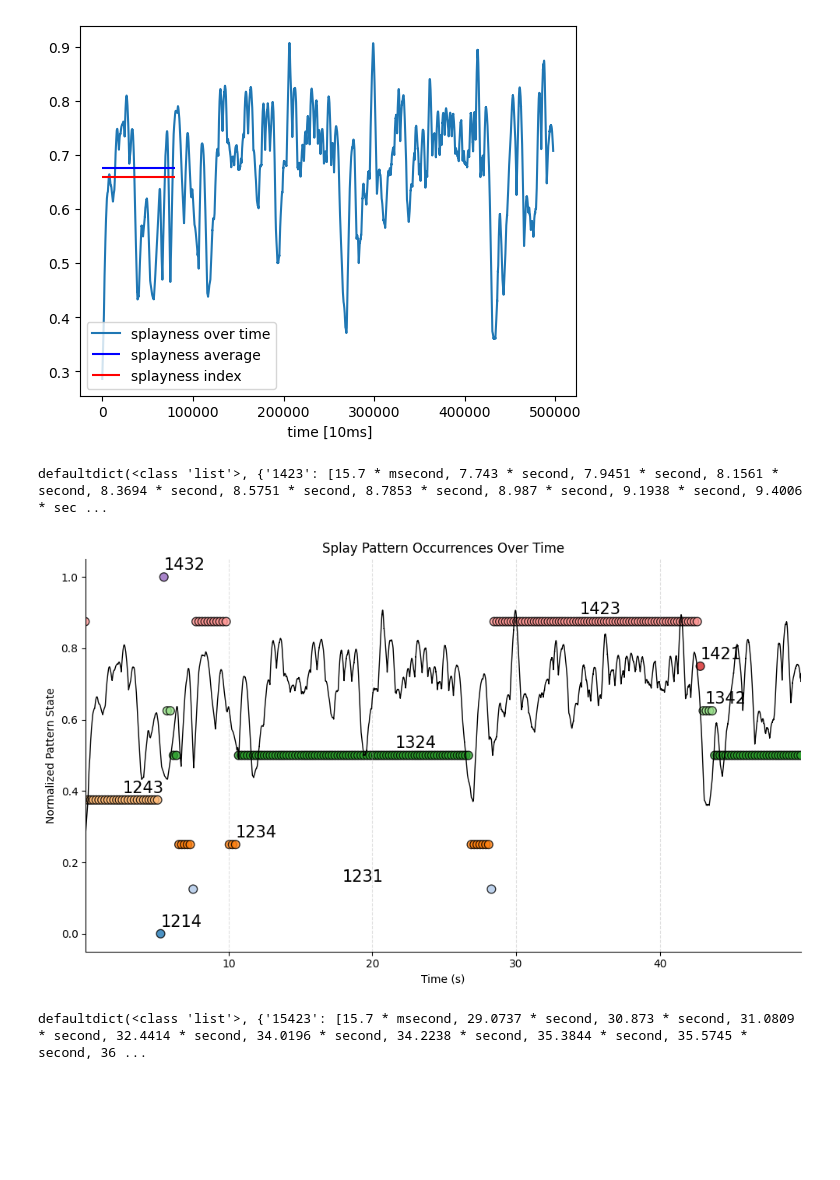
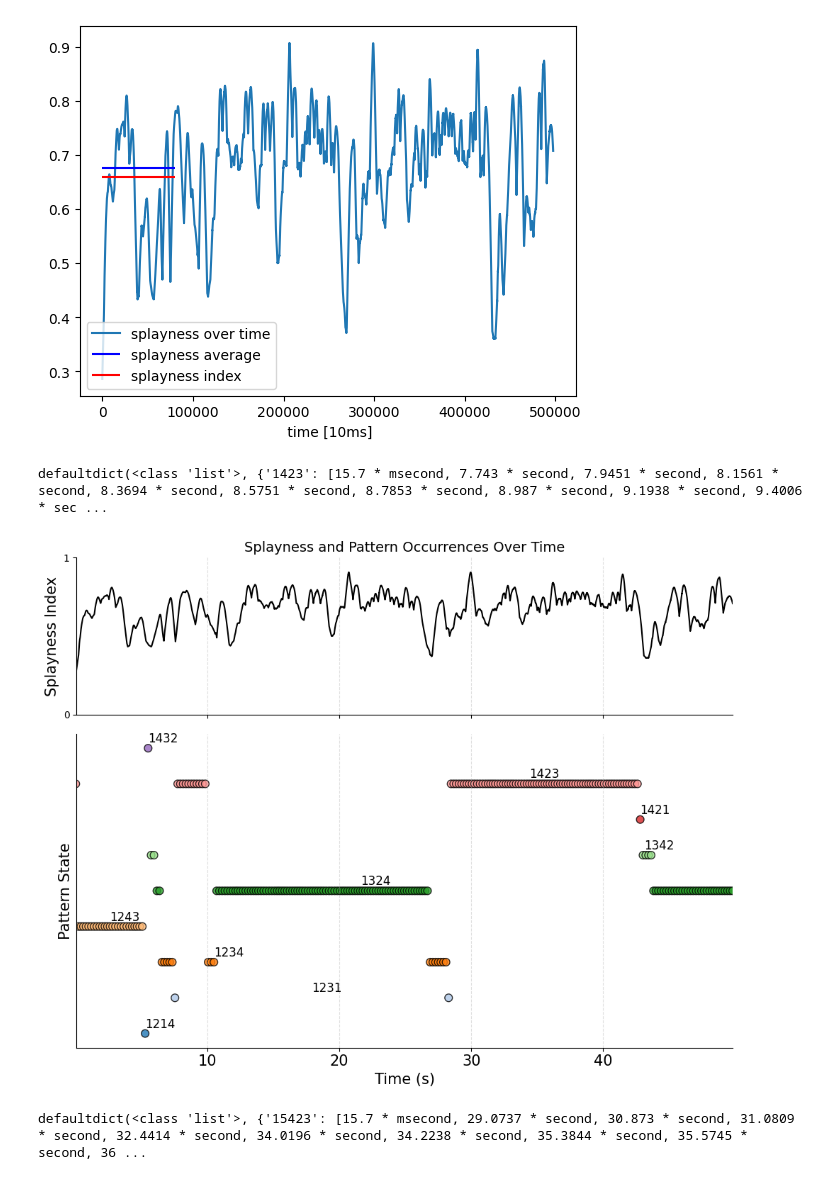
Before and after one commit to AtharvSuryawanshi/Desynchronizing-Neural-Circuits-using-gap-junctions, a Jupyter notebook: splay_state_progression.ipynb, the cells around one changed output. Saved outputs shown, nothing was run; the diff lists cells and outputs as text; code cells hidden in the pictures; blank space fills up the shorter version.

```diff
--- a/splay_state_progression.ipynb
+++ b/splay_state_progression.ipynb
@@ -181,56 +192,62 @@ print(patterns_times)
 
 # Get unique patterns
 all_patterns = sorted(patterns_times.keys())
 n_patterns = len(all_patterns)
 
 # map patterns to normalized y positions (0–1)
 pattern_to_y = {p: i / (n_patterns - 1) if n_patterns > 1 else 0.5 for i, p in enumerate(all_patterns)}
 
 x, y, colors = [], [], []
 cmap = plt.get_cmap('tab20')
 
 for i, pattern in enumerate(all_patterns):
     times = patterns_times[pattern]
     x.extend(times)
     y.extend([pattern_to_y[pattern]] * len(times))
     colors.extend([cmap(i % 20)] * len(times))
+fig, axs = plt.subplots(2, 1, figsize=(10, 8), sharex=True, gridspec_kw={'height_ratios': [1, 2]})
 
-plt.figure(figsize=(10, 6))
-
-# scatter of pattern occurrences
-plt.scatter(x, y, c=colors, s=60, edgecolor='k', alpha=0.8)
-
-# optional: plot splayness (rescaled if needed)
+# ---------- Top subplot: splayness ----------
 splay_values, _ = get_splayness(SpM1, tmin, tmax, 100e-6)
 times = np.linspace(tmin, tmax, len(splay_values))
-plt.plot(times, splay_values, color='black', lw = 1, label='Splayness over time')
+axs[0].plot(times, splay_values, color='black', lw=1.5)
+axs[0].set_ylabel("Splayness Index", fontsize=15)
+axs[0].set_title("Splayness and Pattern Occurrences Over Time", fontsize=14)
+axs[0].grid(axis='x', linestyle='--', alpha=0.4)
+axs[0].spines['top'].set_visible(False)
+axs[0].spines['right'].set_visible(False)
+axs[0].set_ylim(0,1)
+axs[0].set_yticks([0,1])
+# large xticks font large
 
-# add text labels near their mean position
+# axs[0].set_xticks(np.arange(tmin, tmax, step=1*second))
+
+
+# ---------- Bottom subplot: pattern occurrences ----------
+axs[1].scatter(x, y, c=colors, s=60, edgecolor='k', alpha=0.8)
+
+# add text labels near their median positions
 for i, pattern in enumerate(all_patterns):
     times = np.array(patterns_times[pattern])
     if len(times) > 0:
         x_pos = np.median(times)
         y_pos = pattern_to_y[pattern]
-        plt.text(x_pos, y_pos + 0.02, pattern, fontsize=15, ha='left', color='k')
+        axs[1].text(x_pos, y_pos + 0.02, pattern, fontsize=12, ha='left', color='k')
 
-plt.xlabel("Time (s)")
-plt.ylabel("Normalized Pattern State")
-plt.title("Splay Pattern Occurrences Over Time")
-plt.xlim(tmin, tmax)
-plt.ylim(-0.05, 1.05)
-plt.grid(axis='x', linestyle='--', alpha=0.4)
-# plt.legend()
-
-# remove top and right spines
-ax = plt.gca()
-ax.spines['top'].set_visible(False)
-ax.spines['right'].set_visible(False)
-
+axs[1].set_xlabel("Time (s)", fontsize=15)
+axs[1].set_ylabel("Pattern State", fontsize=15)
+axs[1].set_xlim(tmin, tmax)
+axs[1].set_ylim(-0.05, 1.05)
+axs[1].grid(axis='x', linestyle='--', alpha=0.4)
+axs[1].spines['top'].set_visible(False)
+axs[1].spines['right'].set_visible(False)
+axs[1].set_yticks([])
+axs[1].tick_params(axis='x', labelsize=15)
 plt.tight_layout()
 plt.show()
 # %% [output]
 defaultdict(<class 'list'>, {'1423': [15.7 * msecond, 7.743 * second, 7.9451 * second, 8.1561 * second, 8.3694 * second, 8.5751 * second, 8.7853 * second, 8.987 * second, 9.1938 * second, 9.4006 * sec ...
-[figure, old version]
+[figure, new version]
 # %%
 # patterns_times is your dict from extract_splay_sequences
 patterns_times = extract_splay_sequences(SpM1.i, SpM1.t, N=5)
```
Also changed, not shown: parts of 2 cells of this notebook.
